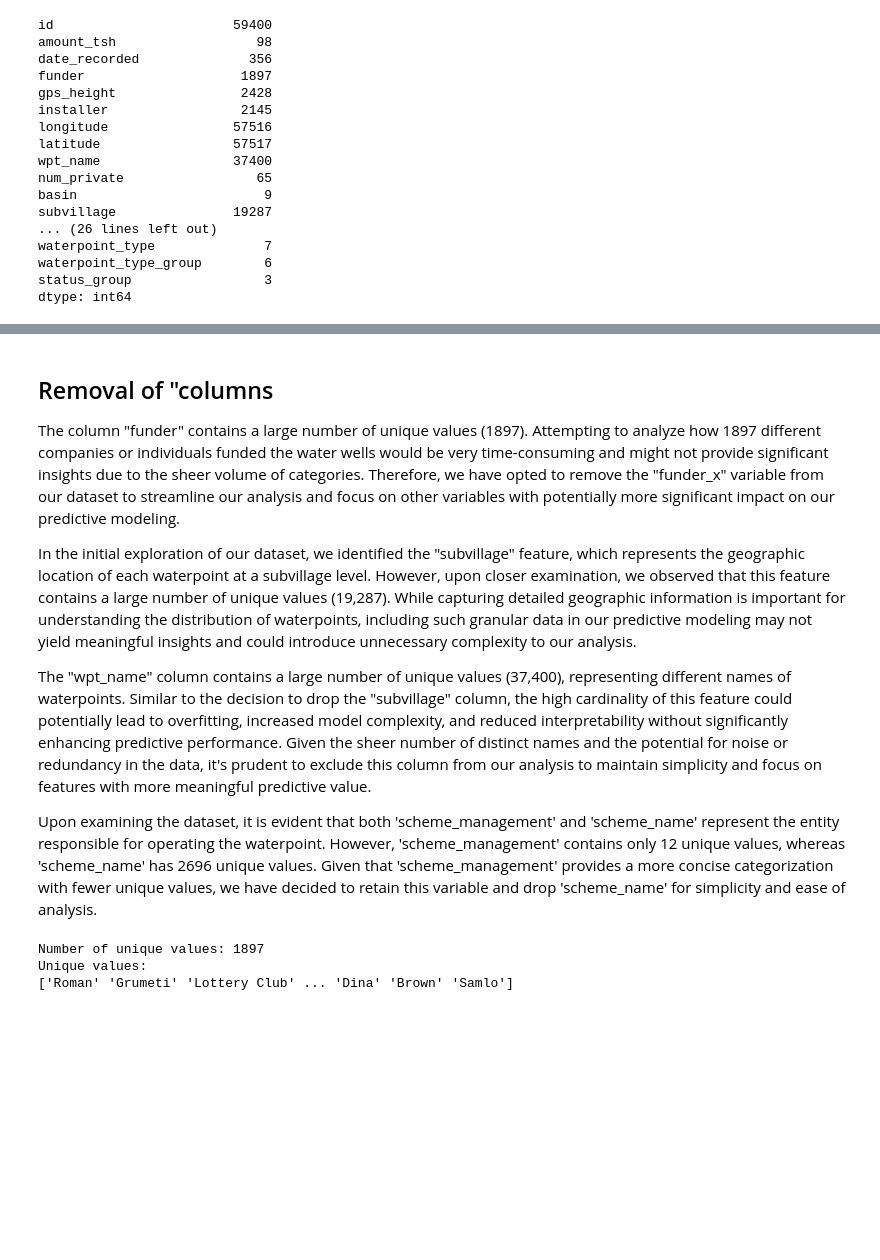
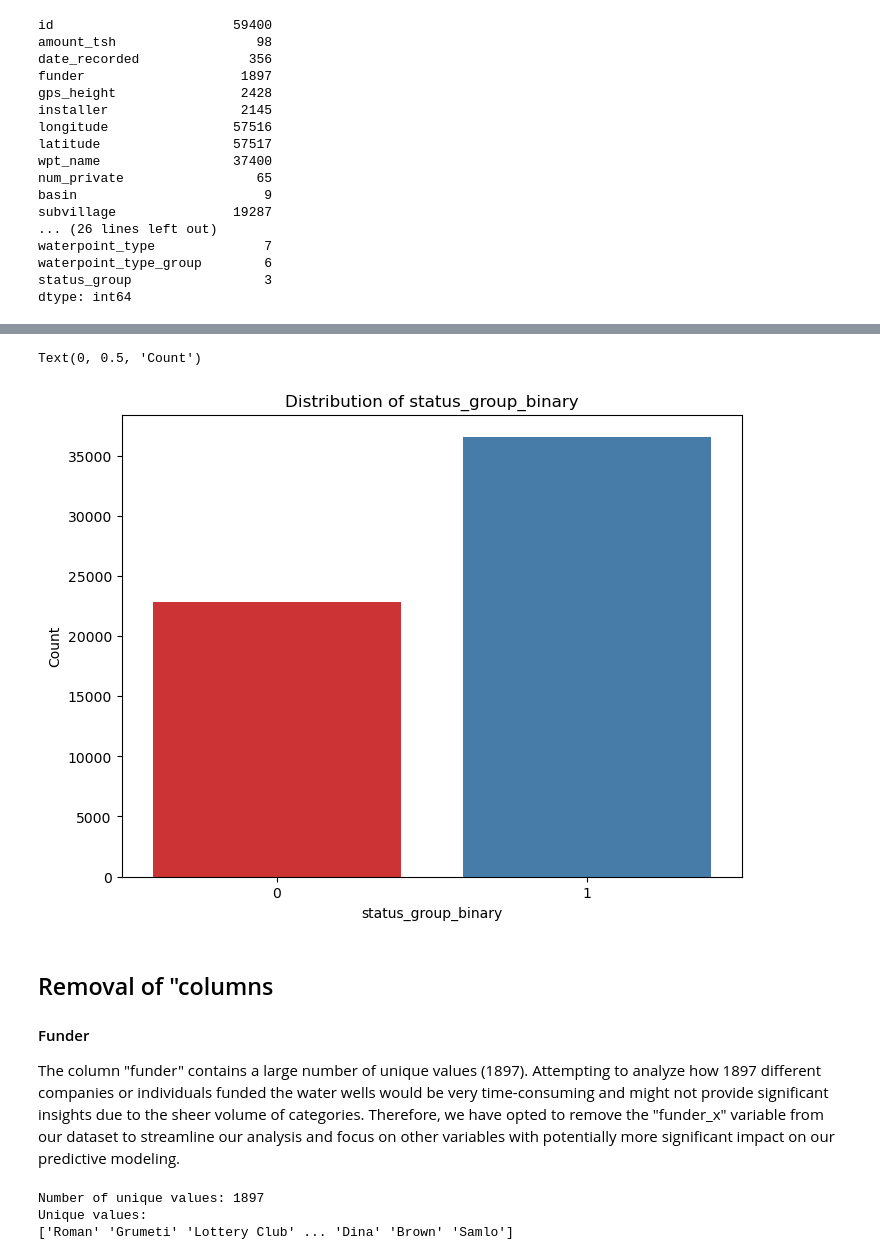
Before and after one commit to jguzzo522/twaterwell, a Jupyter notebook: tanwaterwell.ipynb, the cells around one changed output, grey strips where cells are left out. Drawn from its saved outputs; the diff is of its cells as text; code cells hidden in the pictures; blank space fills up the shorter version.

```diff
--- a/tanwaterwell.ipynb
+++ b/tanwaterwell.ipynb
@@ -172,13 +207,32 @@ dtype: int64
+# %%
+# Combine 'functional' and 'functional needs repair' as positive class
+merged_data['status_group_binary'] = np.where(
+    merged_data['status_group'].isin(['functional', 'functional needs repair']), 1, 0
+)
+
+# Drop the original 'status_group' column
+merged_data.drop(columns=['status_group'], inplace=True)
+# %%
+# Set figure size
+plt.figure(figsize=(8, 6))
+
+# Plot the counts of each category
+sns.countplot(data=merged_data, x='status_group_binary', palette='Set1')
+
+# Add labels and title
+plt.title('Distribution of status_group_binary')
+plt.xlabel('status_group_binary')
+plt.ylabel('Count')
+
+# Show plot
+# %% [output]
+Text(0, 0.5, 'Count')
+[figure, added]
 # %% [markdown]
 ## Removal of "columns
 
+#### Funder
 The column "funder" contains a large number of unique values (1897). Attempting to analyze how 1897 different companies or individuals funded the water wells would be very time-consuming and might not provide significant insights due to the sheer volume of categories. Therefore, we have opted to remove the "funder_x" variable from our dataset to streamline our analysis and focus on other variables with potentially more significant impact on our predictive modeling.
-
-In the initial exploration of our dataset, we identified the "subvillage" feature, which represents the geographic location of each waterpoint at a subvillage level. However, upon closer examination, we observed that this feature contains a large number of unique values (19,287). While capturing detailed geographic information is important for understanding the distribution of waterpoints, including such granular data in our predictive modeling may not yield meaningful insights and could introduce unnecessary complexity to our analysis.
-
-The "wpt_name" column contains a large number of unique values (37,400), representing different names of waterpoints. Similar to the decision to drop the "subvillage" column, the high cardinality of this feature could potentially lead to overfitting, increased model complexity, and reduced interpretability without significantly enhancing predictive performance. Given the sheer number of distinct names and the potential for noise or redundancy in the data, it's prudent to exclude this column from our analysis to maintain simplicity and focus on features with more meaningful predictive value.
-
-Upon examining the dataset, it is evident that both 'scheme_management' and 'scheme_name' represent the entity responsible for operating the waterpoint. However, 'scheme_management' contains only 12 unique values, whereas 'scheme_name' has 2696 unique values. Given that 'scheme_management' provides a more concise categorization with fewer unique values, we have decided to retain this variable and drop 'scheme_name' for simplicity and ease of analysis.
 # %%
 # Count the number of unique values
 num_unique_values = merged_data['funder'].nunique()
```
Also changed, not shown: parts of 100 cells of this notebook.
